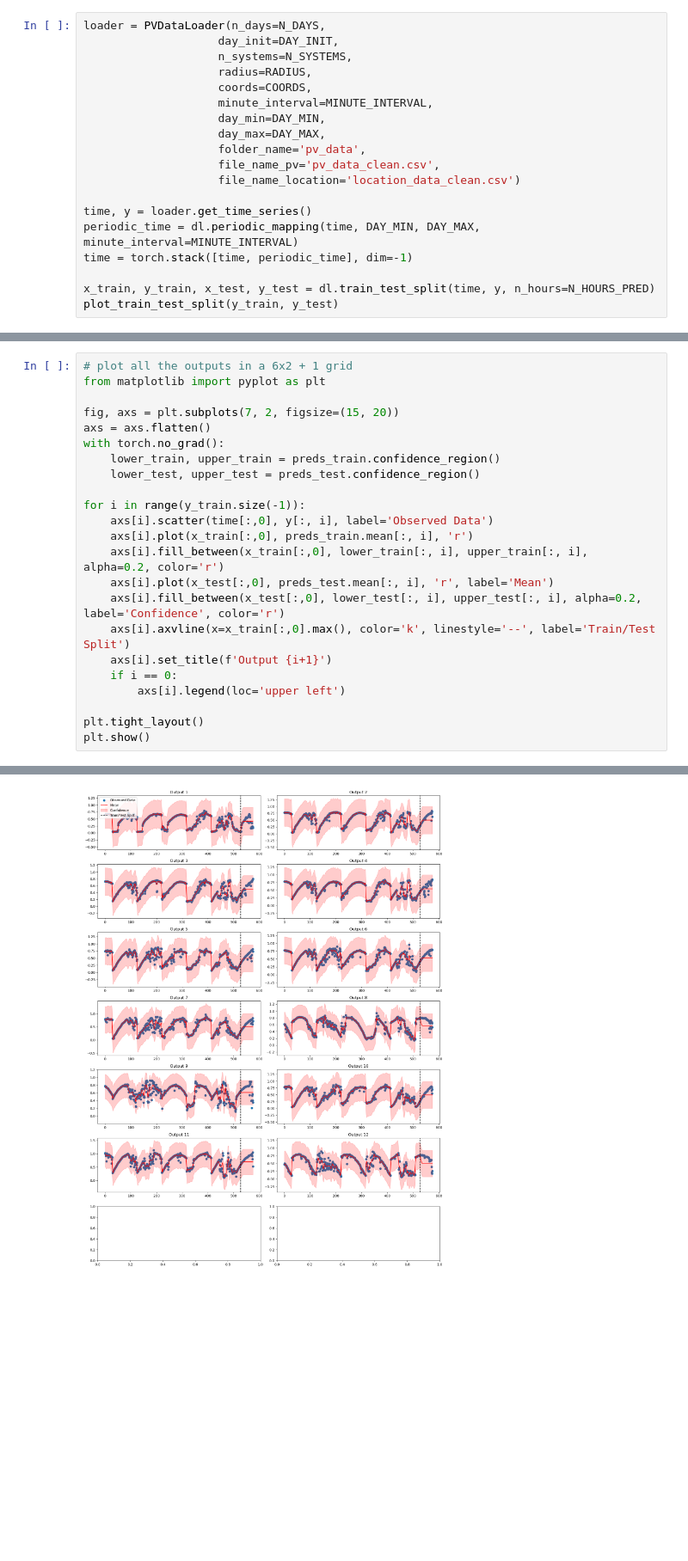
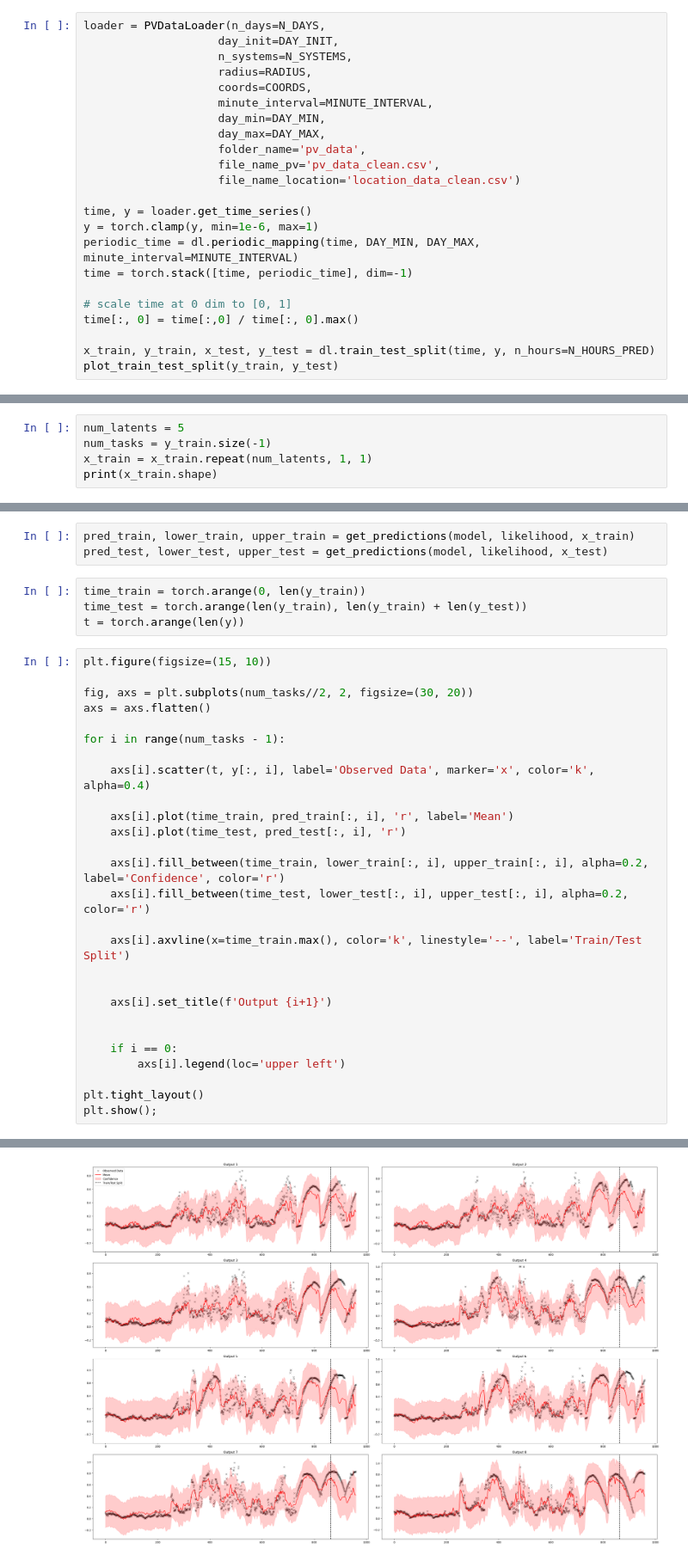
Before and after one commit to eirikbaekkelund/Dissertation, a Jupyter notebook: multi_output_gp.ipynb, the cells around one changed output, grey strips where cells are left out. Shown at 86% size. Saved outputs shown, nothing was run; the diff lists cells and outputs as text; blank space fills up the shorter version.

```diff
--- a/multi_output_gp.ipynb
+++ b/multi_output_gp.ipynb
@@ -44,9 +40,13 @@ loader = PVDataLoader(n_days=N_DAYS,
                     file_name_location='location_data_clean.csv')
 
 time, y = loader.get_time_series()
+y = torch.clamp(y, min=1e-6, max=1)
 periodic_time = dl.periodic_mapping(time, DAY_MIN, DAY_MAX, minute_interval=MINUTE_INTERVAL)
 time = torch.stack([time, periodic_time], dim=-1)
 
+# scale time at 0 dim to [0, 1]
+time[:, 0] = time[:,0] / time[:, 0].max()
+
 x_train, y_train, x_test, y_test = dl.train_test_split(time, y, n_hours=N_HOURS_PRED)
 plot_train_test_split(y_train, y_test)
 # %% [output]
@@ -212,0 +59,5 @@ model = MultitaskGPModel(x_train, y_train, likelihood)
+# %%
+num_latents = 5
+num_tasks = y_train.size(-1)
+x_train = x_train.repeat(num_latents, 1, 1)
+print(x_train.shape)
@@ -257,24 +201,35 @@ with torch.no_grad(), gpytorch.settings.fast_pred_var():
+# %%
+pred_train, lower_train, upper_train = get_predictions(model, likelihood, x_train)
+pred_test, lower_test, upper_test = get_predictions(model, likelihood, x_test)
+# %%
+time_train = torch.arange(0, len(y_train))
+time_test = torch.arange(len(y_train), len(y_train) + len(y_test))
+t = torch.arange(len(y))
 # %%
-# plot all the outputs in a 6x2 + 1 grid
-from matplotlib import pyplot as plt
+plt.figure(figsize=(15, 10))
 
-fig, axs = plt.subplots(7, 2, figsize=(15, 20))
+fig, axs = plt.subplots(num_tasks//2, 2, figsize=(30, 20))
 axs = axs.flatten()
-with torch.no_grad():
-    lower_train, upper_train = preds_train.confidence_region()
-    lower_test, upper_test = preds_test.confidence_region()
 
-for i in range(y_train.size(-1)):
-    axs[i].scatter(time[:,0], y[:, i], label='Observed Data')
-    axs[i].plot(x_train[:,0], preds_train.mean[:, i], 'r')
-    axs[i].fill_between(x_train[:,0], lower_train[:, i], upper_train[:, i], alpha=0.2, color='r')
-    axs[i].plot(x_test[:,0], preds_test.mean[:, i], 'r', label='Mean')
-    axs[i].fill_between(x_test[:,0], lower_test[:, i], upper_test[:, i], alpha=0.2, label='Confidence', color='r')
-    axs[i].axvline(x=x_train[:,0].max(), color='k', linestyle='--', label='Train/Test Split')
+for i in range(num_tasks - 1):
+
+    axs[i].scatter(t, y[:, i], label='Observed Data', marker='x', color='k', alpha=0.4)
+
+    axs[i].plot(time_train, pred_train[:, i], 'r', label='Mean')
+    axs[i].plot(time_test, pred_test[:, i], 'r')
+
+    axs[i].fill_between(time_train, lower_train[:, i], upper_train[:, i], alpha=0.2, label='Confidence', color='r')
+    axs[i].fill_between(time_test, lower_test[:, i], upper_test[:, i], alpha=0.2, color='r')
+
+    axs[i].axvline(x=time_train.max(), color='k', linestyle='--', label='Train/Test Split')
+
+
     axs[i].set_title(f'Output {i+1}')
+
+
     if i == 0:
         axs[i].legend(loc='upper left')
 
 plt.tight_layout()
-plt.show()
+plt.show();
 # %% [output]
@@ -281 +237 @@ plt.show()
-[figure, old version]
+[figure, new version]
```
Also changed, not shown: parts of 15 cells of this notebook, 6 other files.
